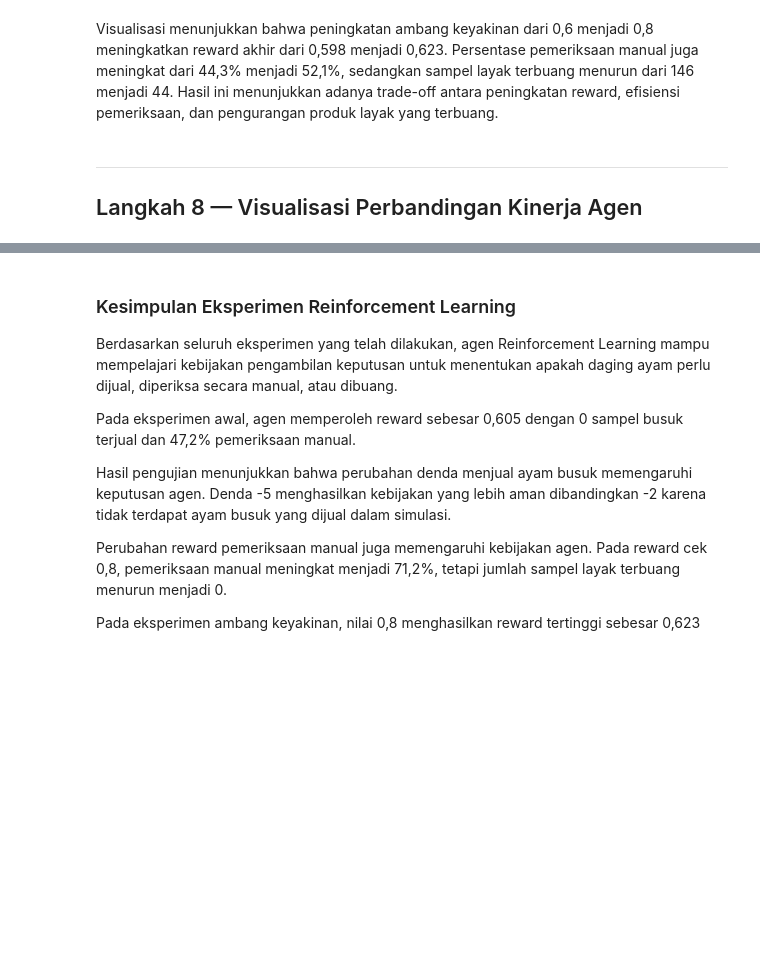
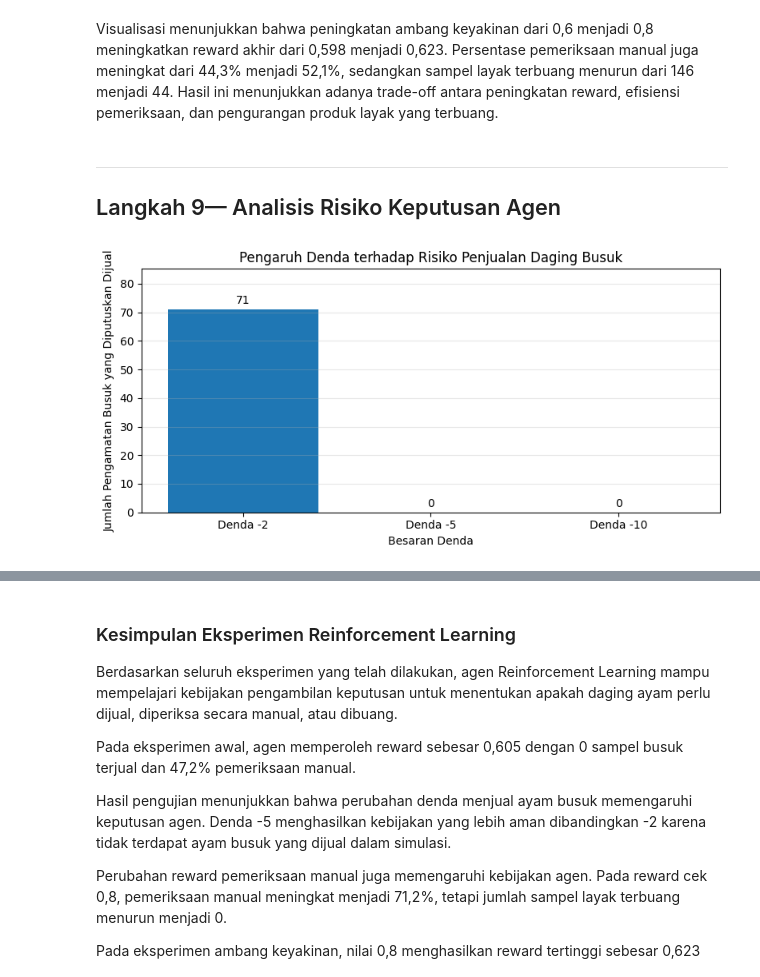
Before and after one commit to MuhammadErlanggaKurniawan/ets-ml2-kelompok, a Jupyter notebook: notebooks/eksperimen_rijal_rl.ipynb, the cells around one changed output, grey strips where cells are left out. Cells and saved outputs as stored; diff of their text form; code cells hidden in the pictures; blank space fills up the shorter version.

Commit message:
visualisasi risiko penjualan dan evaluasi keamanan keputusan agen

```diff
--- a/notebooks/eksperimen_rijal_rl.ipynb
+++ b/notebooks/eksperimen_rijal_rl.ipynb
@@ -601,4 +601,36 @@ plt.show()
 Visualisasi menunjukkan bahwa peningkatan ambang keyakinan dari 0,6 menjadi 0,8 meningkatkan reward akhir dari 0,598 menjadi 0,623. Persentase pemeriksaan manual juga meningkat dari 44,3% menjadi 52,1%, sedangkan sampel layak terbuang menurun dari 146 menjadi 44. Hasil ini menunjukkan adanya trade-off antara peningkatan reward, efisiensi pemeriksaan, dan pengurangan produk layak yang terbuang.
 # %% [markdown]
 ---
-## Langkah 8 — Visualisasi Perbandingan Kinerja Agen
+## Langkah 9— Analisis Risiko Keputusan Agen
+# %%
+hasil_risiko = tabel_dampak(hasil_denda).copy()
+
+label_denda = [
+    f"Denda {denda}" for denda in DENDA
+]
+
+fig, ax = plt.subplots(figsize=(8, 4))
+
+bars = ax.bar(
+    label_denda,
+    hasil_risiko["busuk_terjual"]
+)
+
+ax.bar_label(bars, padding=3)
+
+ax.set(
+    title="Pengaruh Denda terhadap Risiko Penjualan Daging Busuk",
+    xlabel="Besaran Denda",
+    ylabel="Jumlah Pengamatan Busuk yang Diputuskan Dijual"
+)
+
+ax.set_ylim(
+    0,
+    max(hasil_risiko["busuk_terjual"].max() * 1.2, 1)
+)
+
+ax.grid(axis="y", alpha=0.3)
+plt.tight_layout()
+plt.show()
+# %% [output]
+[figure, added]
```
Also changed, not shown: parts of 1 cell of this notebook.
